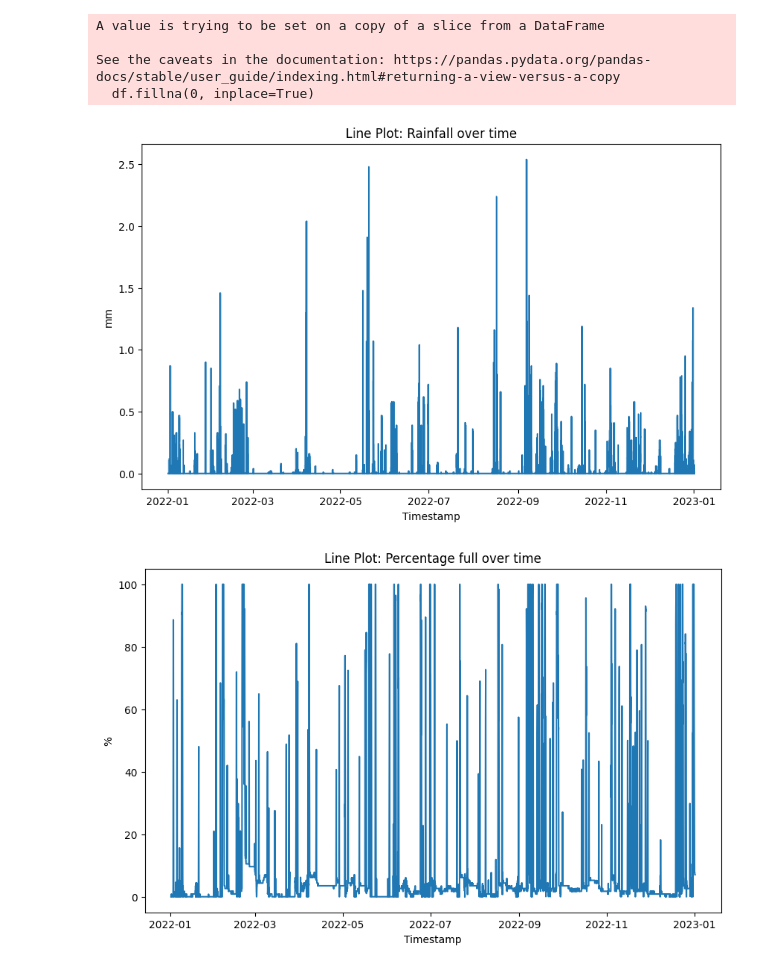
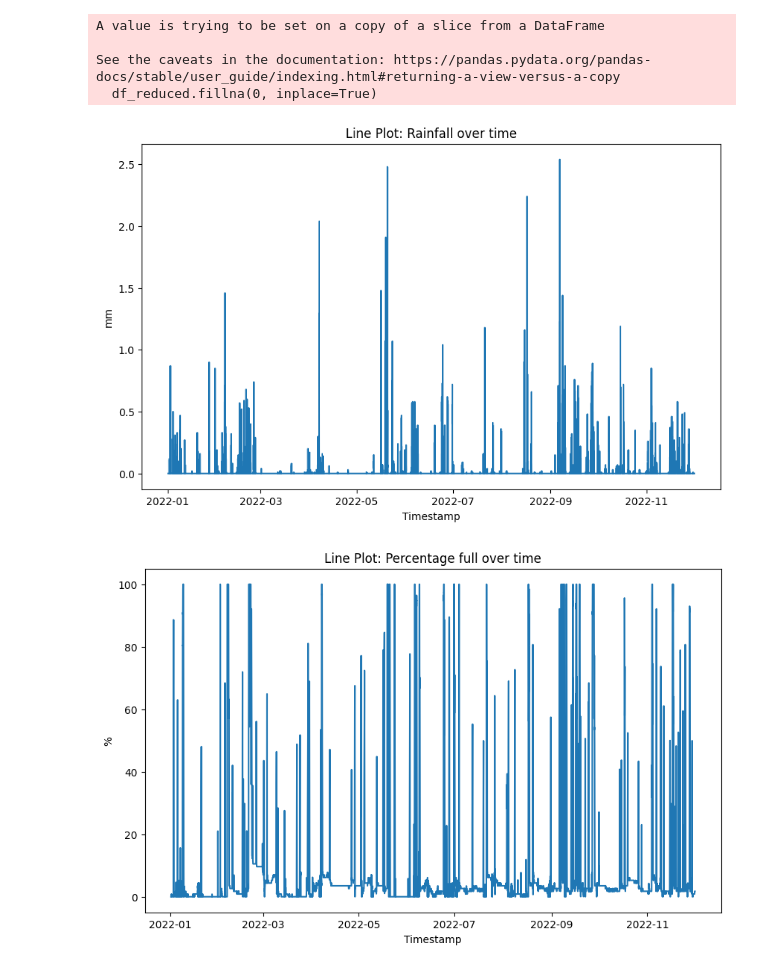
Before and after one commit to TeaDrinkingProgrammer/brabant-water-capstone, a Jupyter notebook: svm/svm.ipynb, the cells around one changed output. Cells and saved outputs as stored; diff of their text form; code cells hidden in the pictures.

```diff
--- a/svm/svm.ipynb
+++ b/svm/svm.ipynb
@@ -57,19 +43,19 @@ show_df(df, pd.to_datetime('2022-06-01 08:00:00'), pd.to_datetime('2023-10-01 08
 # %%
 start_timestamp = pd.to_datetime('2022-01-01 08:00:00')
-end_timestamp = pd.to_datetime('2023-01-01 08:00:00')
+end_timestamp = pd.to_datetime('2022-12-01 08:00:00')
 
 # Create a boolean mask for the specified time range
 mask = (df['timestamp'] >= start_timestamp) & (df['timestamp'] < end_timestamp)
 
 # Apply the mask to get the desired slice of the DataFrame
-df = df[mask]
-df.fillna(0, inplace=True)
-show_df(df)
+df_reduced = df[mask]
+df_reduced.fillna(0, inplace=True)
+show_df(df_reduced)
 # %% [output]
 A value is trying to be set on a copy of a slice from a DataFrame
 
 See the caveats in the documentation: https://pandas.pydata.org/pandas-docs/stable/user_guide/indexing.html#returning-a-view-versus-a-copy
-  df.fillna(0, inplace=True)
+  df_reduced.fillna(0, inplace=True)
-[figure, old version]
+[figure, new version]
-[figure, old version]
+[figure, new version]
 # %%
```
Also changed, not shown: parts of 12 cells of this notebook, 4 other files.
